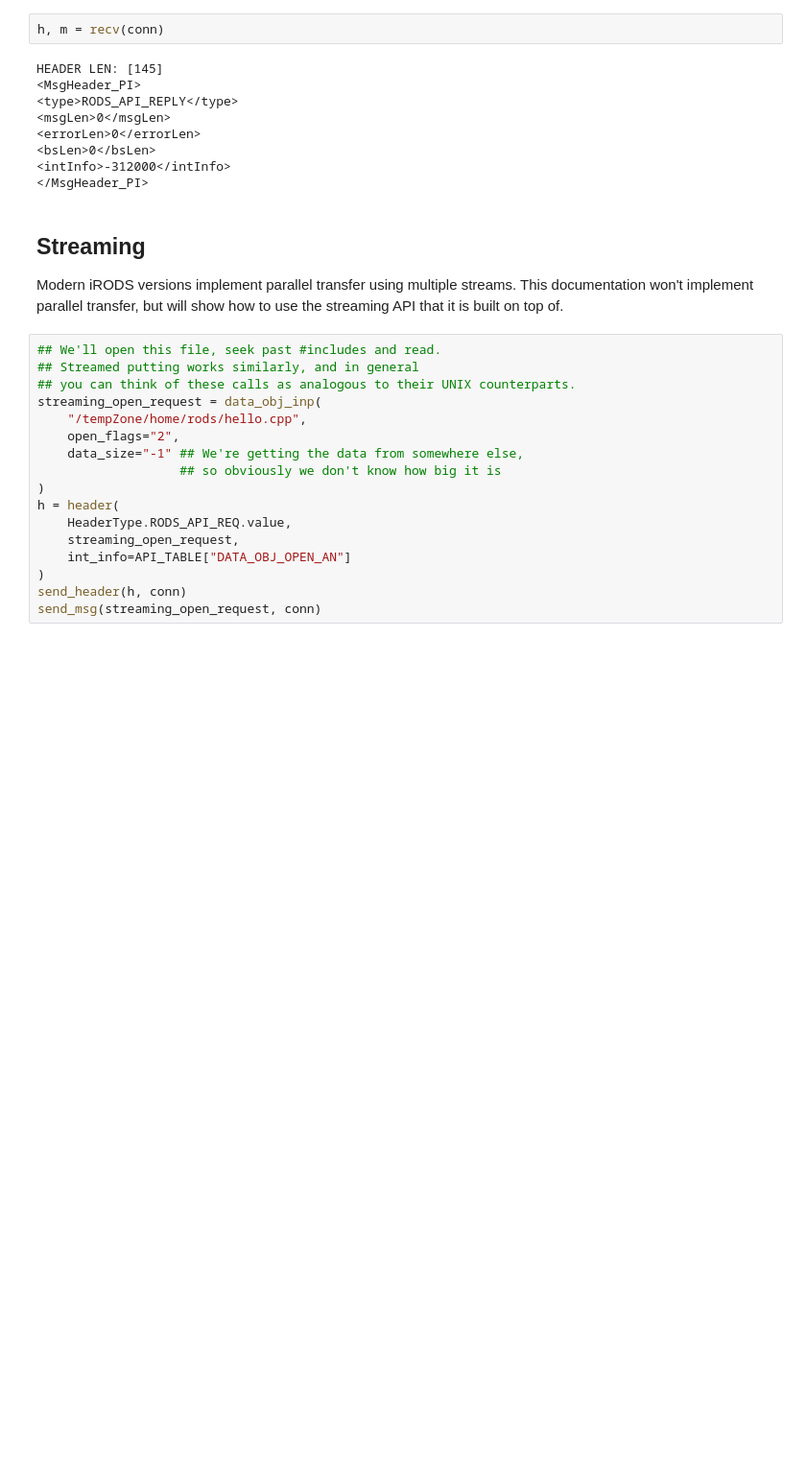
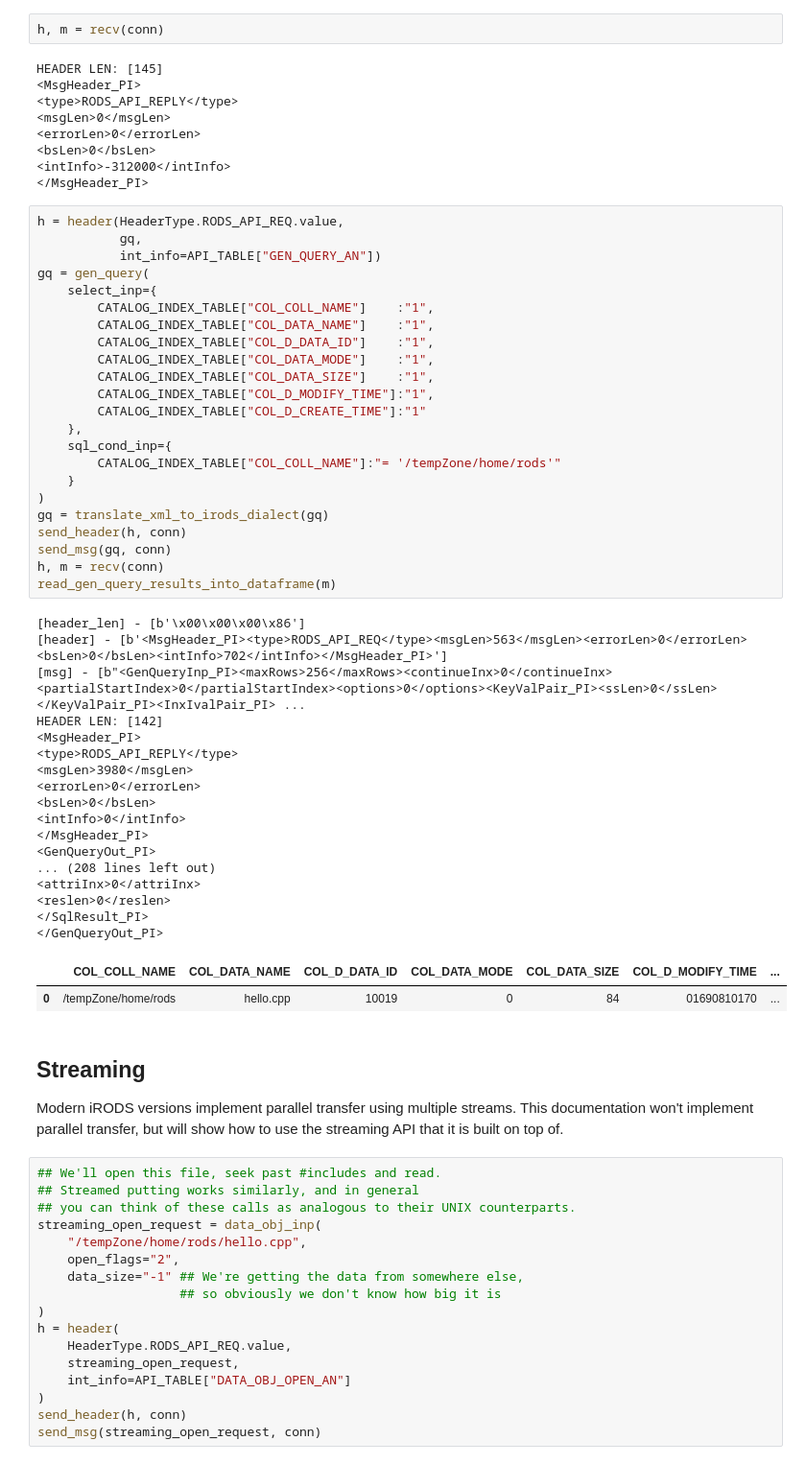
Before and after one commit to irods/iRODS-Protocol-Cookbook, a Jupyter notebook: iRODS Protocol Cookbook.ipynb, the cells around one changed output. Shown: that part at 96% size. Drawn from its saved outputs; the diff is of its cells as text; blank space fills up the shorter version.

```diff
--- a/iRODS Protocol Cookbook.ipynb
+++ b/iRODS Protocol Cookbook.ipynb
@@ -688,6 +694,49 @@ HEADER LEN: [145]
 <bsLen>0</bsLen>
 <intInfo>-312000</intInfo>
 </MsgHeader_PI>
+# %%
+h = header(HeaderType.RODS_API_REQ.value,
+           gq,
+           int_info=API_TABLE["GEN_QUERY_AN"])
+gq = gen_query(
+    select_inp={
+        CATALOG_INDEX_TABLE["COL_COLL_NAME"]    :"1",
+        CATALOG_INDEX_TABLE["COL_DATA_NAME"]    :"1",
+        CATALOG_INDEX_TABLE["COL_D_DATA_ID"]    :"1",
+        CATALOG_INDEX_TABLE["COL_DATA_MODE"]    :"1",
+        CATALOG_INDEX_TABLE["COL_DATA_SIZE"]    :"1",
+        CATALOG_INDEX_TABLE["COL_D_MODIFY_TIME"]:"1",
+        CATALOG_INDEX_TABLE["COL_D_CREATE_TIME"]:"1"
+    },
+    sql_cond_inp={
+        CATALOG_INDEX_TABLE["COL_COLL_NAME"]:"= '/tempZone/home/rods'"
+    }
+)
+gq = translate_xml_to_irods_dialect(gq)
+send_header(h, conn)
+send_msg(gq, conn)
+h, m = recv(conn)
+read_gen_query_results_into_dataframe(m)
+# %% [output]
+[header_len] - [b'\x00\x00\x00\x86']
+[header] - [b'<MsgHeader_PI><type>RODS_API_REQ</type><msgLen>563</msgLen><errorLen>0</errorLen><bsLen>0</bsLen><intInfo>702</intInfo></MsgHeader_PI>']
+[msg] - [b"<GenQueryInp_PI><maxRows>256</maxRows><continueInx>0</continueInx><partialStartIndex>0</partialStartIndex><options>0</options><KeyValPair_PI><ssLen>0</ssLen></KeyValPair_PI><InxIvalPair_PI> ...
+HEADER LEN: [142]
+<MsgHeader_PI>
+<type>RODS_API_REPLY</type>
+<msgLen>3980</msgLen>
+<errorLen>0</errorLen>
+<bsLen>0</bsLen>
+<intInfo>0</intInfo>
+</MsgHeader_PI>
+<GenQueryOut_PI>
+... (208 lines left out)
+<attriInx>0</attriInx>
+<reslen>0</reslen>
+</SqlResult_PI>
+</GenQueryOut_PI>
+|  | COL_COLL_NAME | COL_DATA_NAME | COL_D_DATA_ID | COL_DATA_MODE | COL_DATA_SIZE | COL_D_MODIFY_TIME | ... |
+| 0 | /tempZone/home/rods | hello.cpp | 10019 | 0 | 84 | 01690810170 | ... |
 # %% [markdown]
 ## Streaming <a class="anchor" id="data_transfer"></a>
 
```
Also changed, not shown: parts of 31 cells of this notebook, 2 other files.
